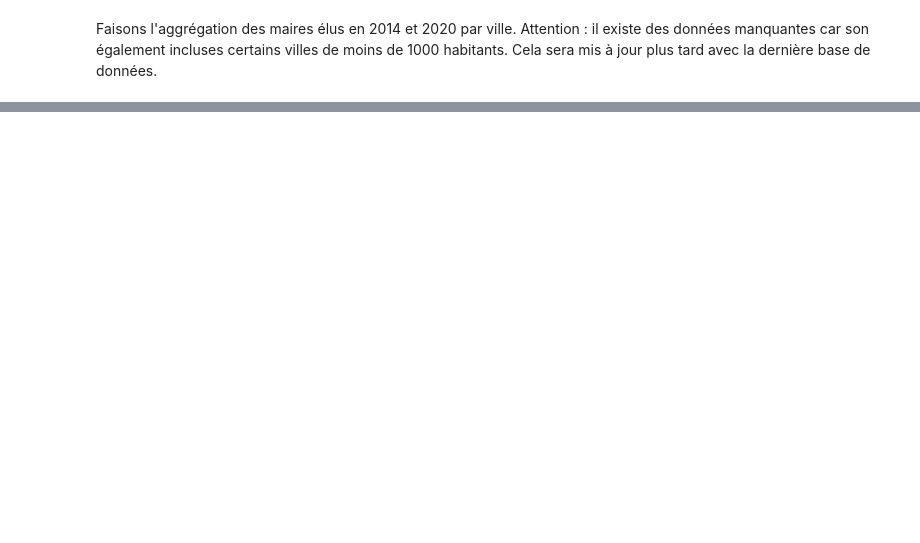
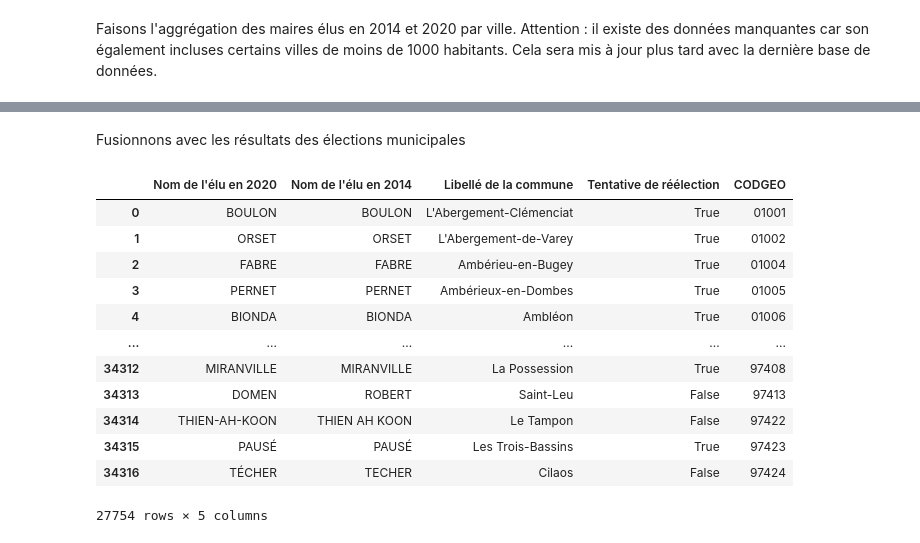
Before and after one commit to HenrideT/Projet_Python, a Jupyter notebook: Récupération.ipynb, the cells around one changed output, grey strips where cells are left out. Drawn from its saved outputs; the diff is of its cells as text; code cells hidden in the pictures; blank space fills up the shorter version.

```diff
--- a/Récupération.ipynb
+++ b/Récupération.ipynb
@@ -286,0 +339,2 @@ insee.head()
+# %% [markdown]
+Fusionnons avec les résultats des élections municipales
@@ -286,0 +344,16 @@ insee.head()
+# %%
+municipales_2014_et_2020
+# %% [output]
+|  | Nom de l'élu en 2020 | Nom de l'élu en 2014 | Libellé de la commune | Tentative de réélection | CODGEO |
+| 0 | BOULON | BOULON | L'Abergement-Clémenciat | True | 01001 |
+| 1 | ORSET | ORSET | L'Abergement-de-Varey | True | 01002 |
+| 2 | FABRE | FABRE | Ambérieu-en-Bugey | True | 01004 |
+| 3 | PERNET | PERNET | Ambérieux-en-Dombes | True | 01005 |
+| 4 | BIONDA | BIONDA | Ambléon | True | 01006 |
+| ... | ... | ... | ... | ... | ... |
+| 34312 | MIRANVILLE | MIRANVILLE | La Possession | True | 97408 |
+| 34313 | DOMEN | ROBERT | Saint-Leu | False | 97413 |
+| 34314 | THIEN-AH-KOON | THIEN AH KOON | Le Tampon | False | 97422 |
+| 34315 | PAUSÉ | PAUSÉ | Les Trois-Bassins | True | 97423 |
+| 34316 | TÉCHER | TECHER | Cilaos | False | 97424 |
+27754 rows × 5 columns
```
Also changed, not shown: parts of 33 cells of this notebook.
